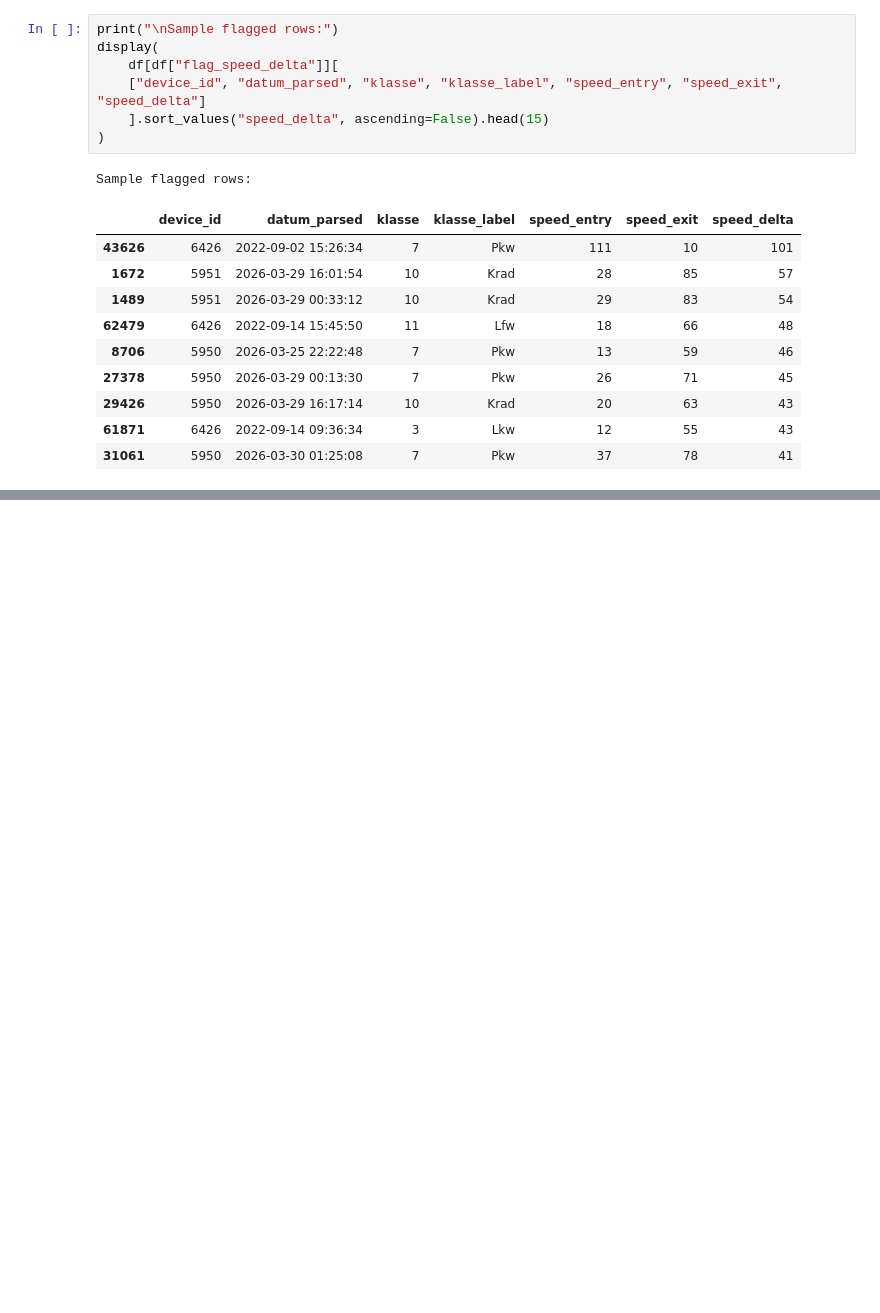
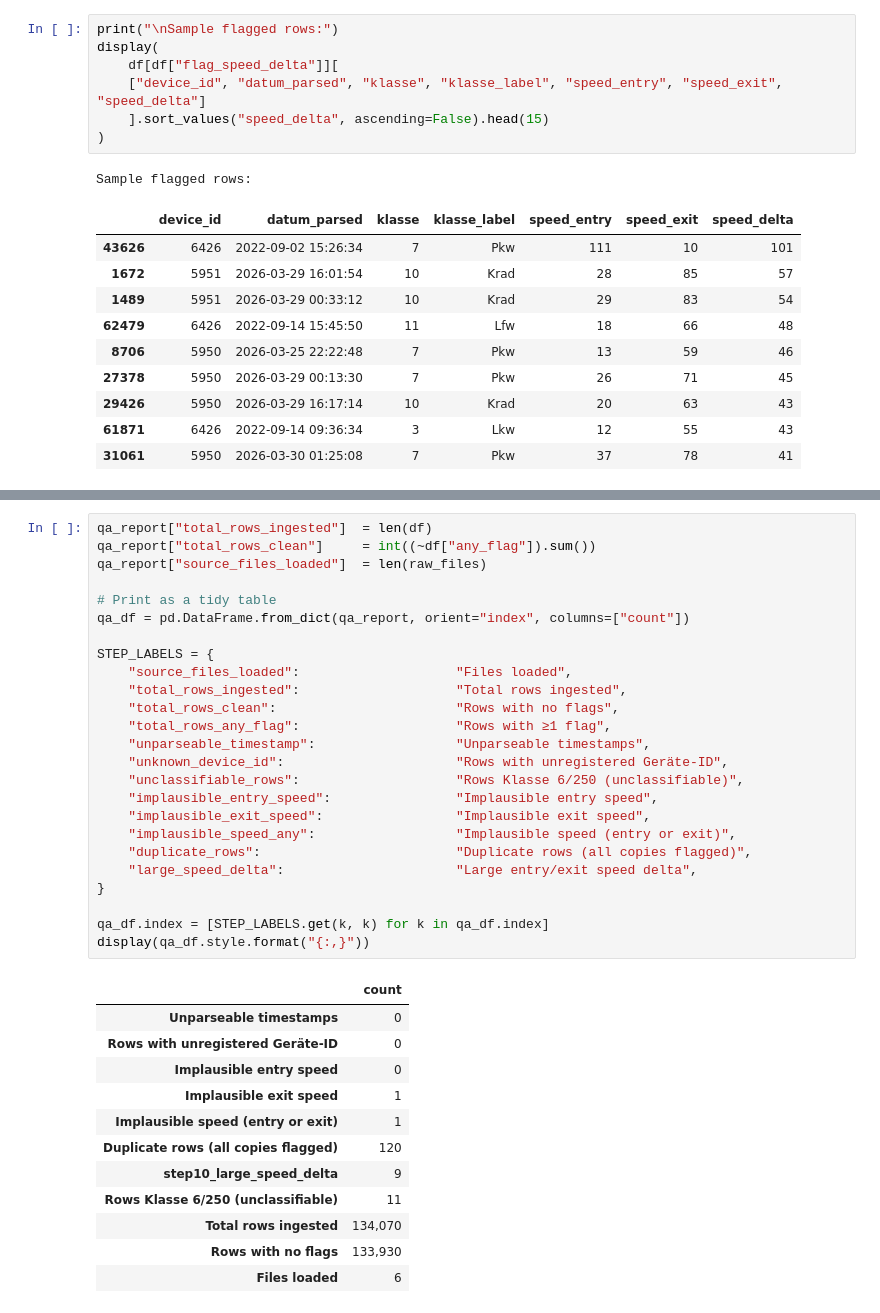
Before and after one commit to Walrus4990/Berlin_traffic_data, a Jupyter notebook: notebooks/notebooks:01_excel_analysis.ipynb, the cells around one changed output, grey strips where cells are left out. Cells and saved outputs as stored; diff of their text form; blank space fills up the shorter version.

Commit message:
adding extra cleaning steps

```diff
--- a/notebooks/notebooks:01_excel_analysis.ipynb
+++ b/notebooks/notebooks:01_excel_analysis.ipynb
@@ -418,0 +608,38 @@ Sample flagged rows:
+# %%
+qa_report["total_rows_ingested"]  = len(df)
+qa_report["total_rows_clean"]     = int((~df["any_flag"]).sum())
+qa_report["source_files_loaded"]  = len(raw_files)
+
+# Print as a tidy table
+qa_df = pd.DataFrame.from_dict(qa_report, orient="index", columns=["count"])
+
+STEP_LABELS = {
+    "source_files_loaded":                    "Files loaded",
+    "total_rows_ingested":                    "Total rows ingested",
+    "total_rows_clean":                       "Rows with no flags",
+    "total_rows_any_flag":                    "Rows with ≥1 flag",
+    "unparseable_timestamp":                  "Unparseable timestamps",
+    "unknown_device_id":                      "Rows with unregistered Geräte-ID",
+    "unclassifiable_rows":                    "Rows Klasse 6/250 (unclassifiable)",
+    "implausible_entry_speed":                "Implausible entry speed",
+    "implausible_exit_speed":                 "Implausible exit speed",
+    "implausible_speed_any":                  "Implausible speed (entry or exit)",
+    "duplicate_rows":                         "Duplicate rows (all copies flagged)",
+    "large_speed_delta":                      "Large entry/exit speed delta",
+}
+
+qa_df.index = [STEP_LABELS.get(k, k) for k in qa_df.index]
+display(qa_df.style.format("{:,}"))
+# %% [output]
+|  | count |
+| Unparseable timestamps | 0 |
+| Rows with unregistered Geräte-ID | 0 |
+| Implausible entry speed | 0 |
+| Implausible exit speed | 1 |
+| Implausible speed (entry or exit) | 1 |
+| Duplicate rows (all copies flagged) | 120 |
+| step10_large_speed_delta | 9 |
+| Rows Klasse 6/250 (unclassifiable) | 11 |
+| Total rows ingested | 134,070 |
+| Rows with no flags | 133,930 |
+| Files loaded | 6 |
```
Also changed, not shown: parts of 23 cells of this notebook.
